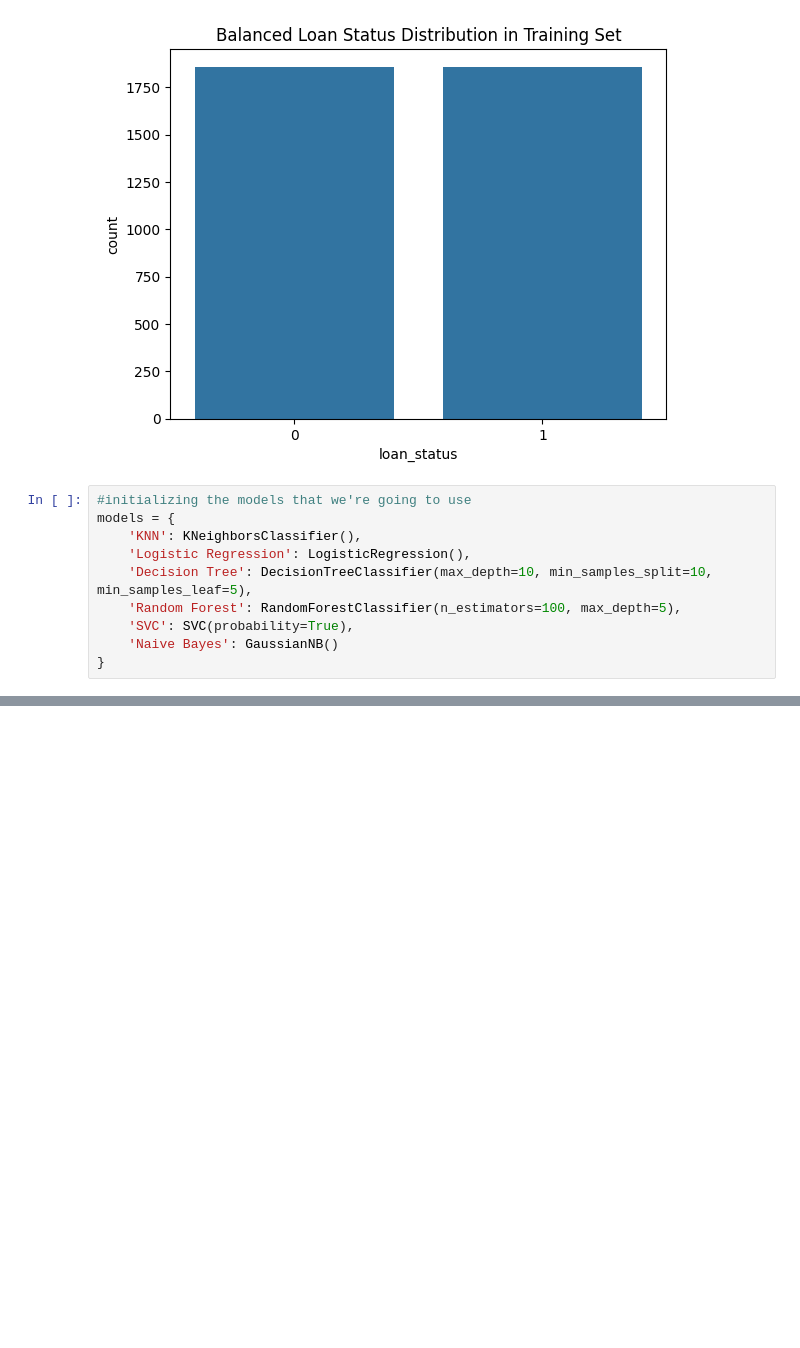
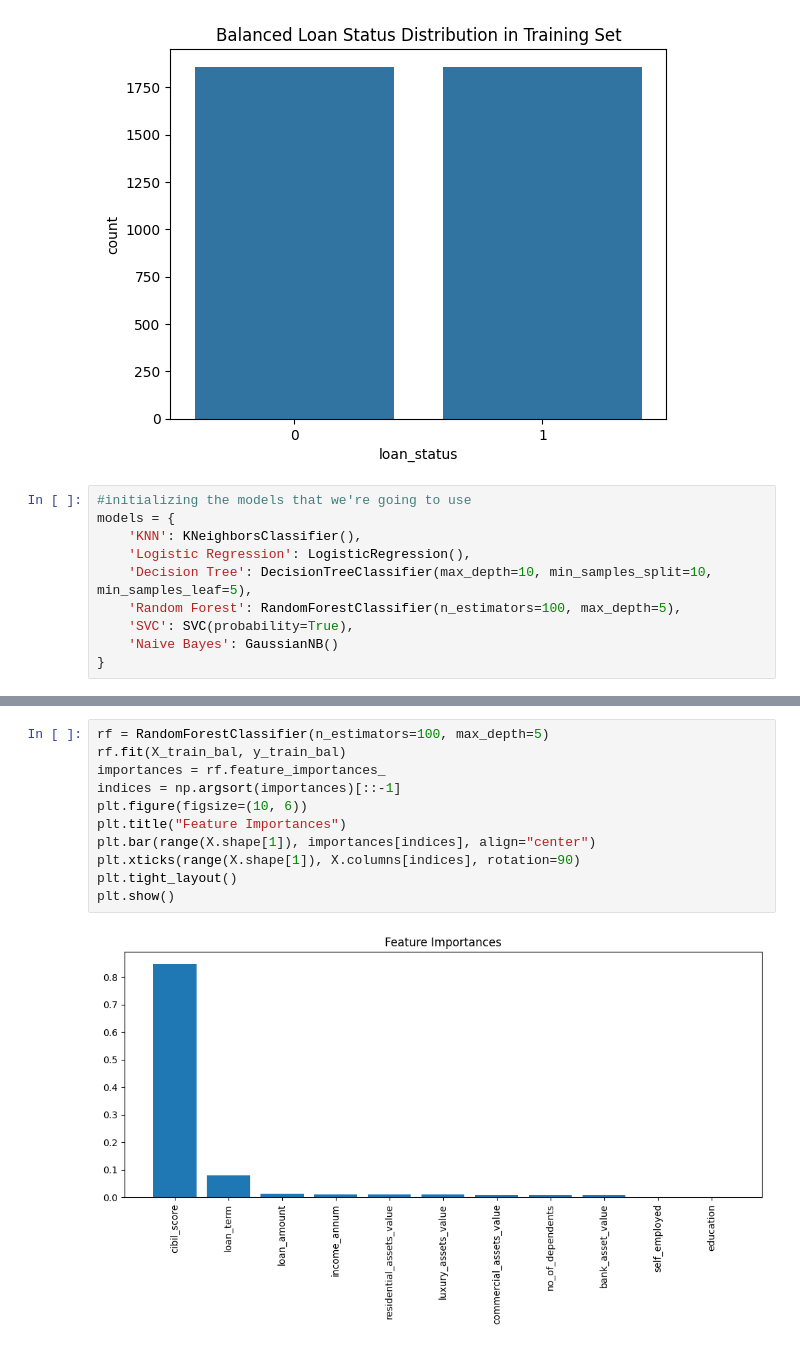
Before and after one commit to MrRobot-cpp/Loan-Prediction-ML-Project, a Jupyter notebook: loan_Predition_notebook2.ipynb, the cells around one changed output, grey strips where cells are left out. Drawn from its saved outputs; the diff is of its cells as text; blank space fills up the shorter version.

```diff
--- a/loan_Predition_notebook2.ipynb
+++ b/loan_Predition_notebook2.ipynb
@@ -393,0 +430,13 @@ plt.show()
+# %%
+rf = RandomForestClassifier(n_estimators=100, max_depth=5)
+rf.fit(X_train_bal, y_train_bal)
+importances = rf.feature_importances_
+indices = np.argsort(importances)[::-1]
+plt.figure(figsize=(10, 6))
+plt.title("Feature Importances")
+plt.bar(range(X.shape[1]), importances[indices], align="center")
+plt.xticks(range(X.shape[1]), X.columns[indices], rotation=90)
+plt.tight_layout()
+plt.show()
+# %% [output]
+[figure, added]
```
Also changed, not shown: parts of 5 cells of this notebook, 1 other file.
